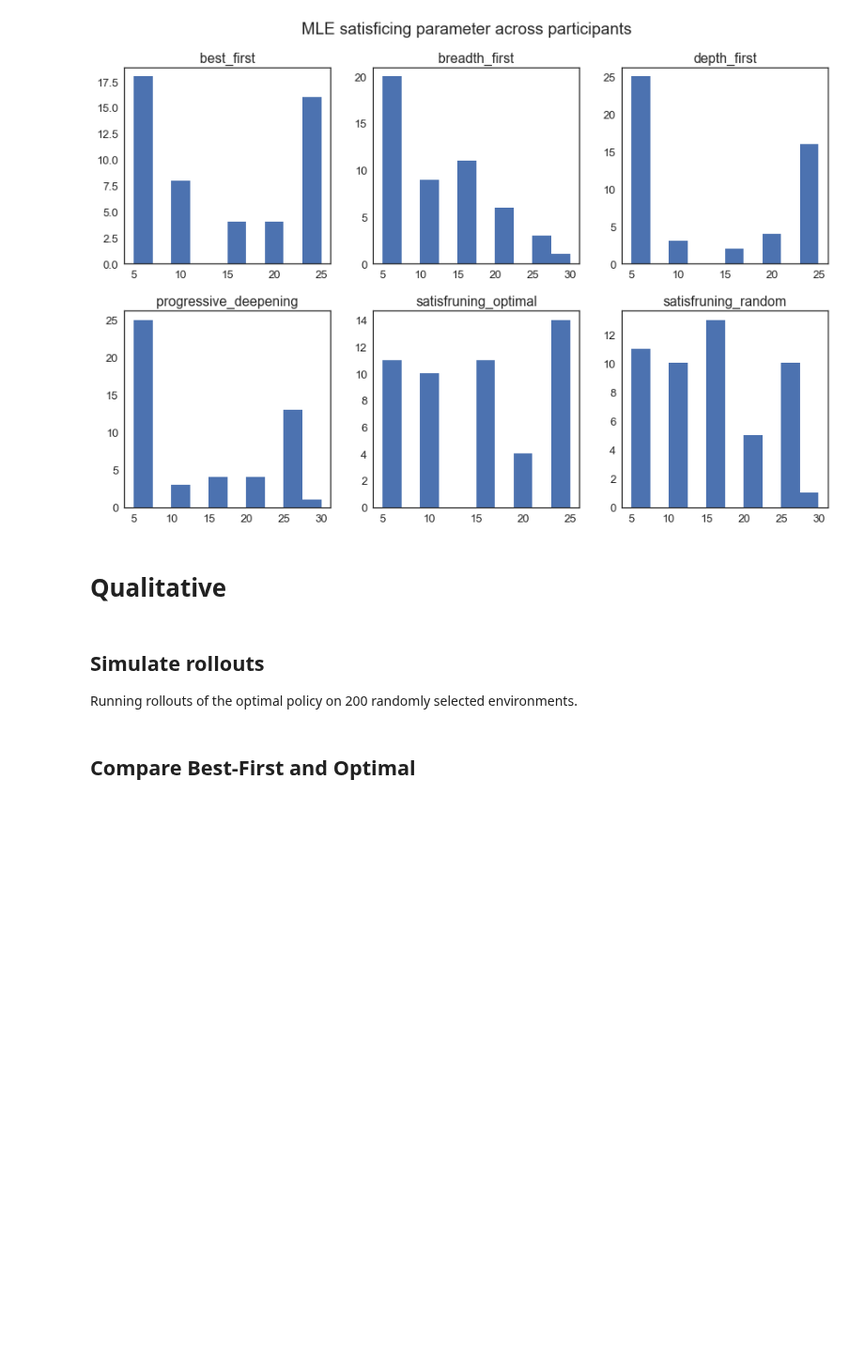
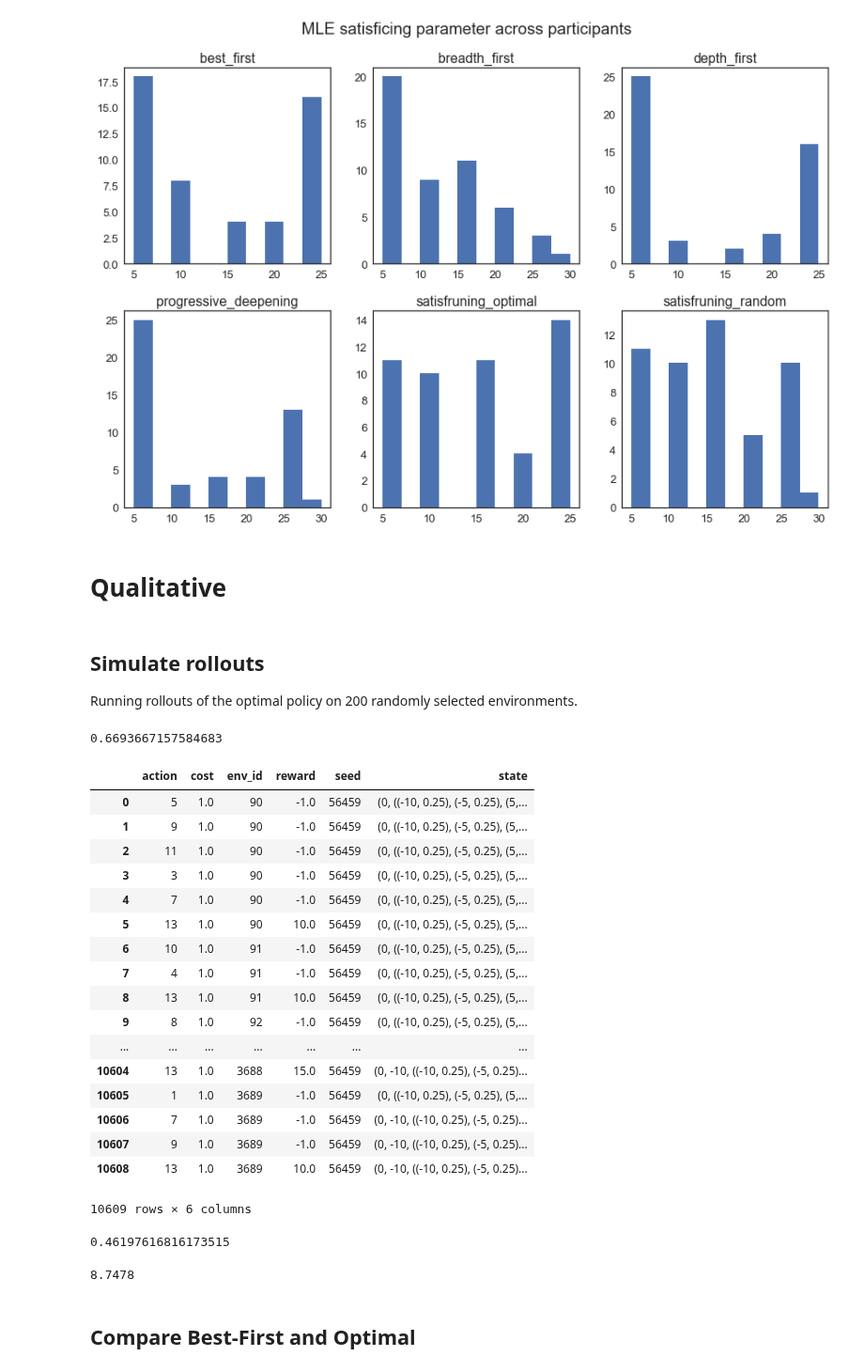
Before and after one commit to fredcallaway/planning, a Jupyter notebook: python/model_comparison.ipynb, the cells around one changed output. Shown at 94% size. Saved outputs shown, nothing was run; the diff lists cells and outputs as text; code cells hidden in the pictures; blank space fills up the shorter version.

```diff
--- a/python/model_comparison.ipynb
+++ b/python/model_comparison.ipynb
@@ -705,6 +658,42 @@ df_optimal = pd.DataFrame(simulate(optimal_policy, envs))
 from policies import SoftmaxPolicy
 best_first_policy = SoftmaxPolicy(satisfruning(best_first, satisfice=15, prune=-10))
 df_best_first = DataFrame(simulate(best_first_policy, envs))
+# %%
+tdf_opt = pd.DataFrame(simulate(optimal_policy, tdf.env))
+tdf.score.sum() / tdf_opt.reward.sum()
+# %% [output]
+0.6693667157584683
+# %%
+tdf_rand
+# %% [output]
+|  | action | cost | env_id | reward | seed | state |
+| 0 | 5 | 1.0 | 90 | -1.0 | 56459 | (0, ((-10, 0.25), (-5, 0.25), (5,... |
+| 1 | 9 | 1.0 | 90 | -1.0 | 56459 | (0, ((-10, 0.25), (-5, 0.25), (5,... |
+| 2 | 11 | 1.0 | 90 | -1.0 | 56459 | (0, ((-10, 0.25), (-5, 0.25), (5,... |
+| 3 | 3 | 1.0 | 90 | -1.0 | 56459 | (0, ((-10, 0.25), (-5, 0.25), (5,... |
+| 4 | 7 | 1.0 | 90 | -1.0 | 56459 | (0, ((-10, 0.25), (-5, 0.25), (5,... |
+| 5 | 13 | 1.0 | 90 | 10.0 | 56459 | (0, ((-10, 0.25), (-5, 0.25), (5,... |
+| 6 | 10 | 1.0 | 91 | -1.0 | 56459 | (0, ((-10, 0.25), (-5, 0.25), (5,... |
+| 7 | 4 | 1.0 | 91 | -1.0 | 56459 | (0, ((-10, 0.25), (-5, 0.25), (5,... |
+| 8 | 13 | 1.0 | 91 | 10.0 | 56459 | (0, ((-10, 0.25), (-5, 0.25), (5,... |
+| 9 | 8 | 1.0 | 92 | -1.0 | 56459 | (0, ((-10, 0.25), (-5, 0.25), (5,... |
+| ... | ... | ... | ... | ... | ... | ... |
+| 10604 | 13 | 1.0 | 3688 | 15.0 | 56459 | (0, -10, ((-10, 0.25), (-5, 0.25)... |
+| 10605 | 1 | 1.0 | 3689 | -1.0 | 56459 | (0, ((-10, 0.25), (-5, 0.25), (5,... |
+| 10606 | 7 | 1.0 | 3689 | -1.0 | 56459 | (0, -10, ((-10, 0.25), (-5, 0.25)... |
+| 10607 | 9 | 1.0 | 3689 | -1.0 | 56459 | (0, -10, ((-10, 0.25), (-5, 0.25)... |
+| 10608 | 13 | 1.0 | 3689 | 10.0 | 56459 | (0, -10, ((-10, 0.25), (-5, 0.25)... |
+10609 rows × 6 columns
+# %%
+from policies import RandomPolicy
+tdf_rand = pd.DataFrame(simulate(RandomPolicy(), tdf.env))
+tdf_rand.reward.sum() / tdf_opt.reward.sum()
+# %% [output]
+0.46197616816173515
+# %%
+df_optimal.groupby('env_id').reward.sum().mean()
+# %% [output]
+8.7478
 # %% [markdown]
 ## Compare Best-First and Optimal
 # %%
```
Also changed, not shown: parts of 19 cells of this notebook, 6 other files.
